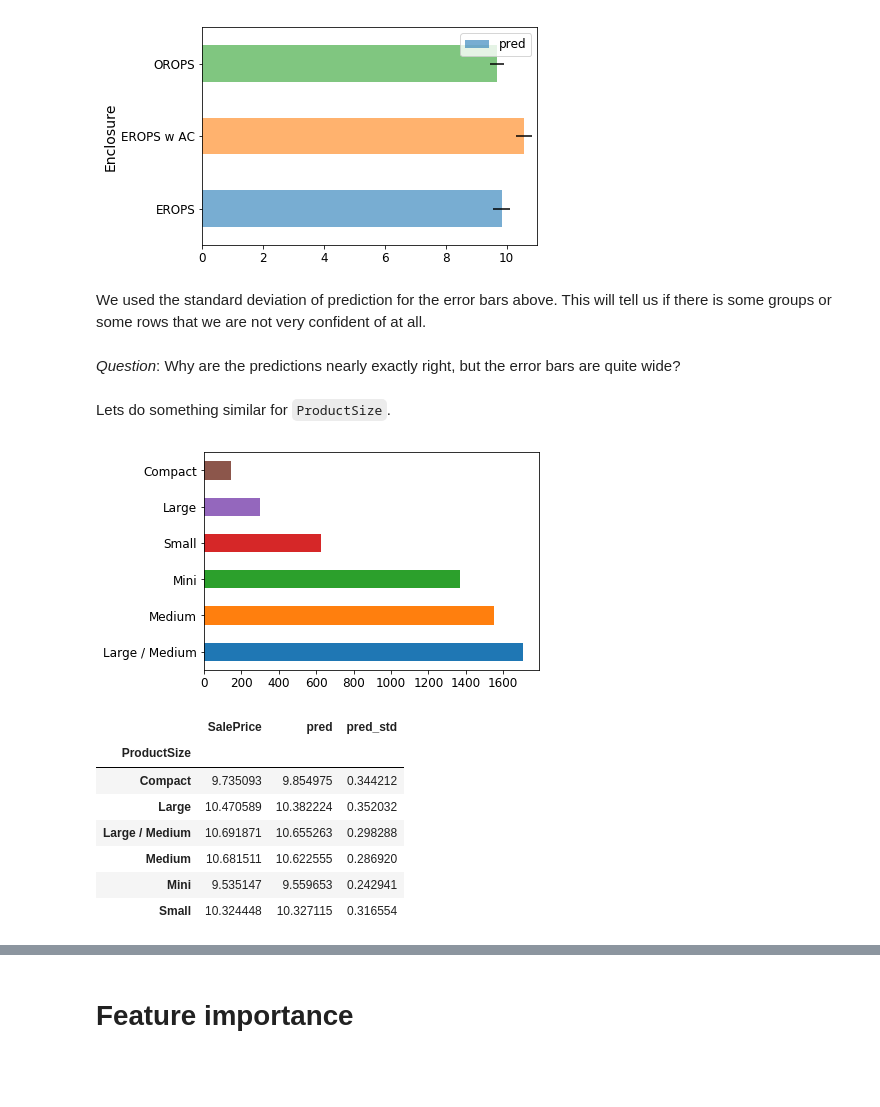
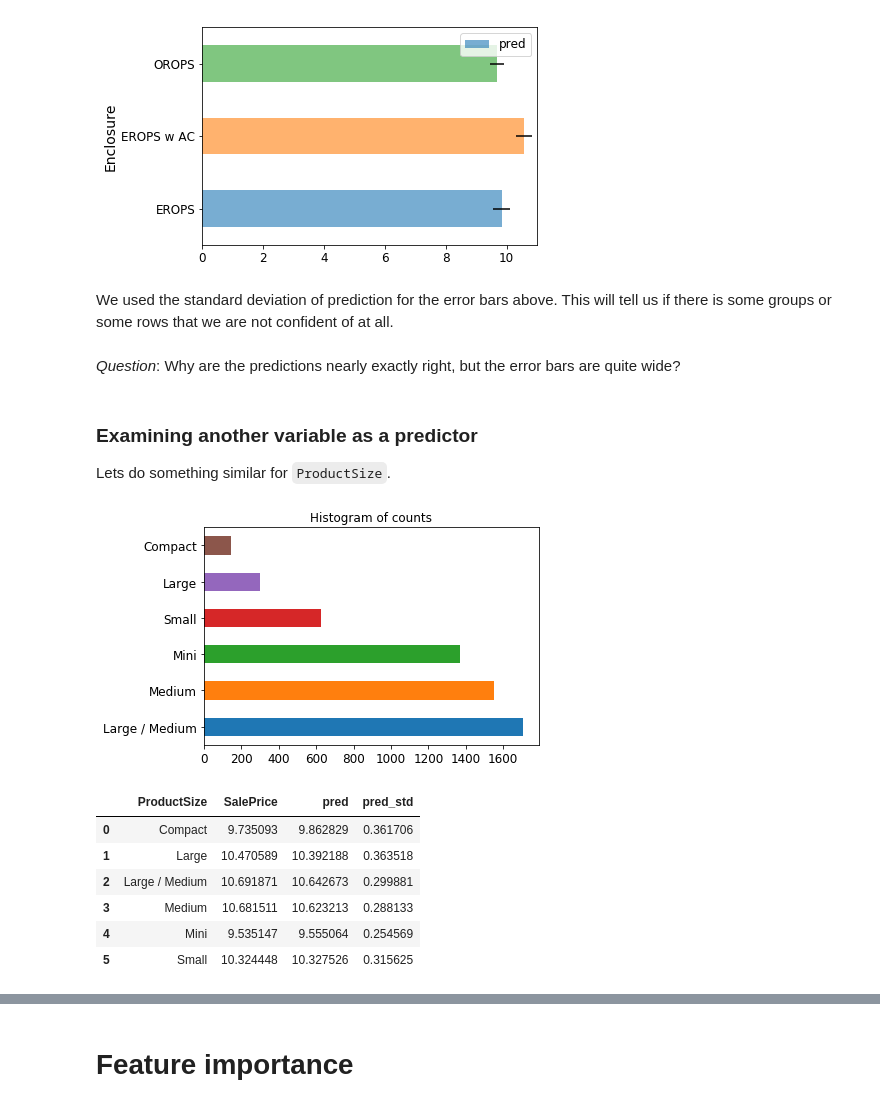
Before and after one commit to gsgbills/DeepLearning, a Jupyter notebook: ML/ML2-rf_interpretation.ipynb, the cells around one changed output, grey strips where cells are left out. Cells and saved outputs as stored; diff of their text form; code cells hidden in the pictures; blank space fills up the shorter version.

```diff
--- a/ML/ML2-rf_interpretation.ipynb
+++ b/ML/ML2-rf_interpretation.ipynb
@@ -185,25 +185,25 @@ enc_summ.plot(x='Enclosure', y='pred', kind='barh', xerr='pred_std', alpha=0.6,
 # %% [output]
 [figure]
 # %% [markdown]
-We used the standard deviation of prediction for the error bars above. This will tell us if there is some groups or some rows that we are not very confident of at all.
+We used the standard deviation of prediction for the error bars above. This will tell us if there is some groups or some rows that we are not confident of at all.
 # %% [markdown]
 *Question*: Why are the predictions nearly exactly right, but the error bars are quite wide?
 # %% [markdown]
+### Examining another variable as a predictor
 Lets do something similar for `ProductSize`.
 # %%
-raw_valid.ProductSize.value_counts().plot.barh();
+raw_valid.ProductSize.value_counts().plot.barh(title="Histogram of counts");
 # %% [output]
-[figure, old version]
+[figure, new version]
 # %%
 flds = ['ProductSize', 'SalePrice', 'pred', 'pred_std']
-summ = x[flds].groupby(flds[0]).mean()
+summ = x[flds].groupby('ProductSize', as_index=False).mean()
 summ
 # %% [output]
-|  | SalePrice | pred | pred_std |
-| ProductSize |  |  |  |
-| Compact | 9.735093 | 9.854975 | 0.344212 |
-| Large | 10.470589 | 10.382224 | 0.352032 |
-| Large / Medium | 10.691871 | 10.655263 | 0.298288 |
-| Medium | 10.681511 | 10.622555 | 0.286920 |
-| Mini | 9.535147 | 9.559653 | 0.242941 |
-| Small | 10.324448 | 10.327115 | 0.316554 |
+|  | ProductSize | SalePrice | pred | pred_std |
+| 0 | Compact | 9.735093 | 9.862829 | 0.361706 |
+| 1 | Large | 10.470589 | 10.392188 | 0.363518 |
+| 2 | Large / Medium | 10.691871 | 10.642673 | 0.299881 |
+| 3 | Medium | 10.681511 | 10.623213 | 0.288133 |
+| 4 | Mini | 9.535147 | 9.555064 | 0.254569 |
+| 5 | Small | 10.324448 | 10.327526 | 0.315625 |
```
Also changed, not shown: parts of 110 cells of this notebook, 4 other files.
